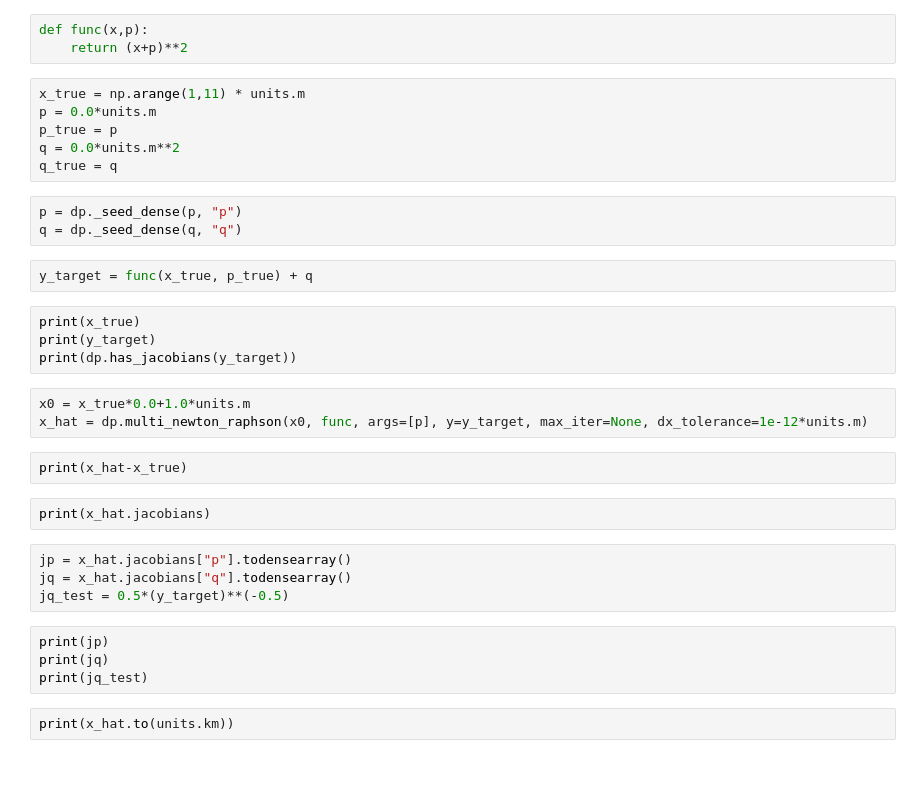
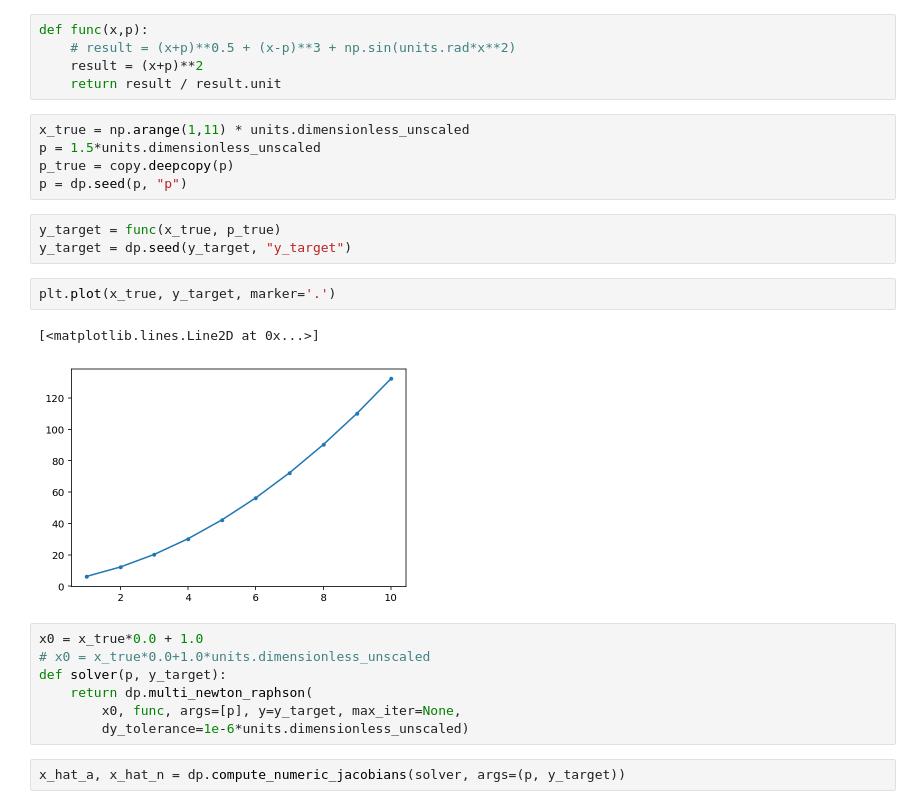
Before and after one commit to njlivesey/dualpy, a Jupyter notebook: testing/notebooks/test-multi-newton-raphson.ipynb, the cells around one changed output. Cells and saved outputs as stored; diff of their text form; blank space fills up the shorter version.

```diff
--- a/testing/notebooks/test-multi-newton-raphson.ipynb
+++ b/testing/notebooks/test-multi-newton-raphson.ipynb
@@ -11,35 +12,27 @@ import madart.dualpy as dp
-# %%
-def func(x,p):
-    return (x+p)**2
+# %%
+def func(x,p):
+    # result = (x+p)**0.5 + (x-p)**3 + np.sin(units.rad*x**2)
+    result = (x+p)**2
+    return result / result.unit
 # %%
-x_true = np.arange(1,11) * units.m
-p = 0.0*units.m
-p_true = p
-q = 0.0*units.m**2
-q_true = q
+x_true = np.arange(1,11) * units.dimensionless_unscaled
+p = 1.5*units.dimensionless_unscaled
+p_true = copy.deepcopy(p)
+p = dp.seed(p, "p")
-# %%
-p = dp._seed_dense(p, "p")
-q = dp._seed_dense(q, "q")
 # %%
-y_target = func(x_true, p_true) + q
+y_target = func(x_true, p_true)
+y_target = dp.seed(y_target, "y_target")
-# %%
-print(x_true)
-print(y_target)
-print(dp.has_jacobians(y_target))
+# %%
+plt.plot(x_true, y_target, marker='.')
+# %% [output]
+[<matplotlib.lines.Line2D at 0x...>]
+[figure, added]
 # %%
-x0 = x_true*0.0+1.0*units.m
-x_hat = dp.multi_newton_raphson(x0, func, args=[p], y=y_target, max_iter=None, dx_tolerance=1e-12*units.m)
+x0 = x_true*0.0 + 1.0
+# x0 = x_true*0.0+1.0*units.dimensionless_unscaled
+def solver(p, y_target):
+    return dp.multi_newton_raphson(
+        x0, func, args=[p], y=y_target, max_iter=None,
+        dy_tolerance=1e-6*units.dimensionless_unscaled)
-# %%
-print(x_hat-x_true)
-# %%
-print(x_hat.jacobians)
-# %%
-jp = x_hat.jacobians["p"].todensearray()
-jq = x_hat.jacobians["q"].todensearray()
-jq_test = 0.5*(y_target)**(-0.5)
-# %%
-print(jp)
-print(jq)
-print(jq_test)
-# %%
-print(x_hat.to(units.km))
+# %%
+x_hat_a, x_hat_n = dp.compute_numeric_jacobians(solver, args=(p, y_target))
```
Also changed, not shown: parts of 8 cells of this notebook, 14 other files.
